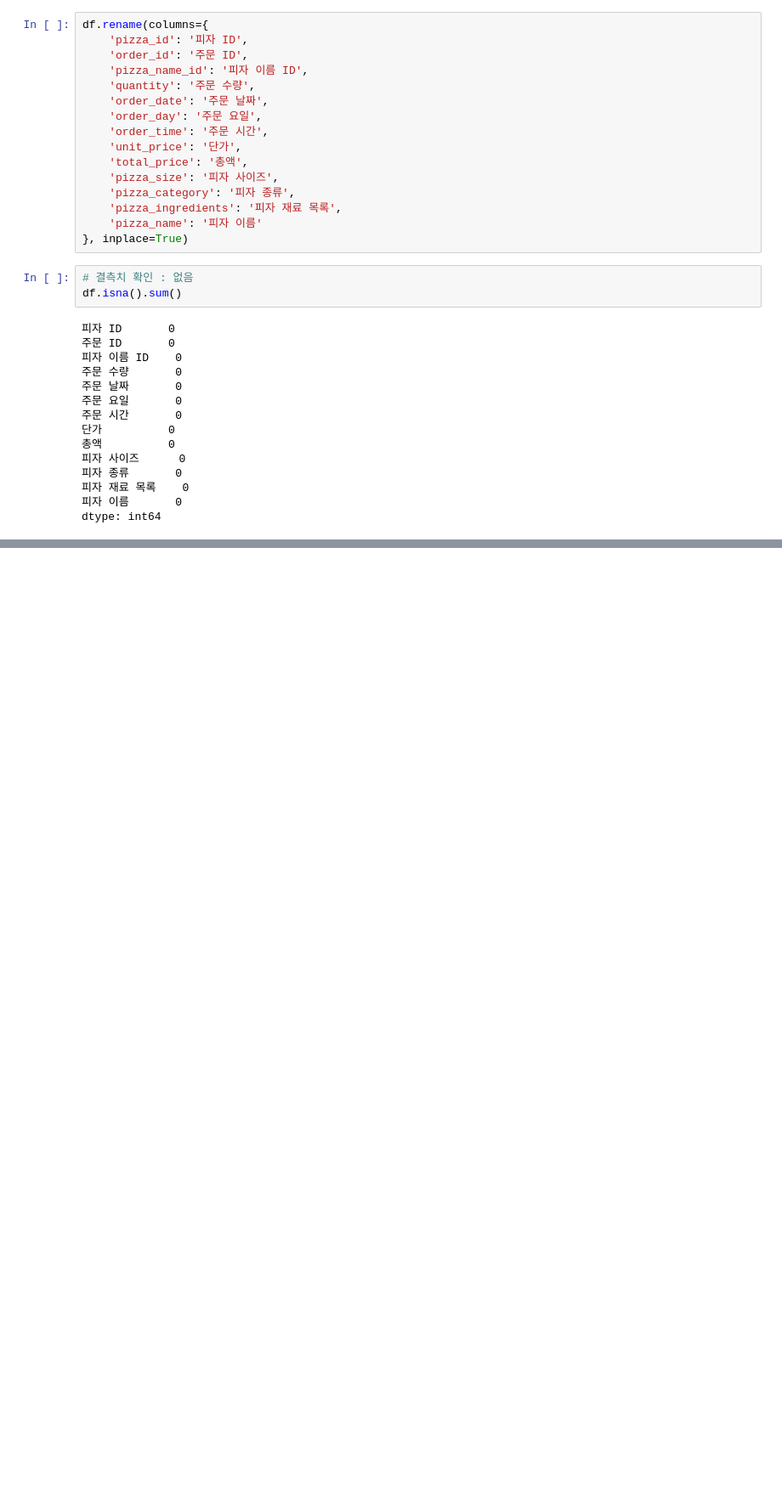
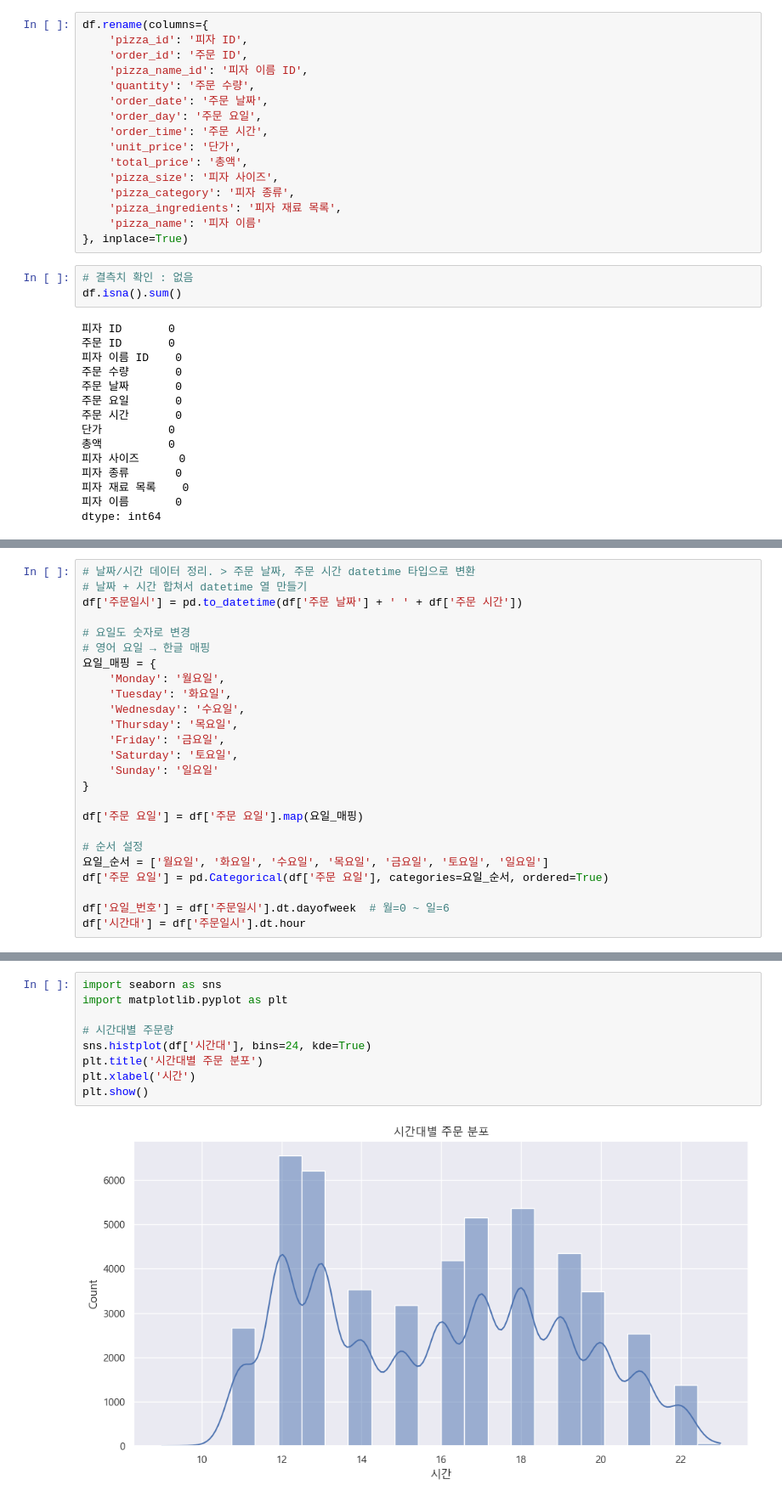
Before and after one commit to Lesly-kim/Mid_Project, a Jupyter notebook: hw_123.ipynb, the cells around one changed output, grey strips where cells are left out. Shown at 85% size. Cells and saved outputs as stored; diff of their text form; blank space fills up the shorter version.

```diff
--- a/hw_123.ipynb
+++ b/hw_123.ipynb
@@ -85,0 +117,25 @@ dtype: int64
+# %%
+# 날짜/시간 데이터 정리. > 주문 날짜, 주문 시간 datetime 타입으로 변환
+# 날짜 + 시간 합쳐서 datetime 열 만들기
+df['주문일시'] = pd.to_datetime(df['주문 날짜'] + ' ' + df['주문 시간'])
+
+# 요일도 숫자로 변경
+# 영어 요일 → 한글 매핑
+요일_매핑 = {
+    'Monday': '월요일',
+    'Tuesday': '화요일',
+    'Wednesday': '수요일',
+    'Thursday': '목요일',
+    'Friday': '금요일',
+    'Saturday': '토요일',
+    'Sunday': '일요일'
+}
+
+df['주문 요일'] = df['주문 요일'].map(요일_매핑)
+
+# 순서 설정
+요일_순서 = ['월요일', '화요일', '수요일', '목요일', '금요일', '토요일', '일요일']
+df['주문 요일'] = pd.Categorical(df['주문 요일'], categories=요일_순서, ordered=True)
+
+df['요일_번호'] = df['주문일시'].dt.dayofweek  # 월=0 ~ 일=6
+df['시간대'] = df['주문일시'].dt.hour
@@ -85,0 +164,11 @@ dtype: int64
+# %%
+import seaborn as sns
+import matplotlib.pyplot as plt
+
+# 시간대별 주문량
+sns.histplot(df['시간대'], bins=24, kde=True)
+plt.title('시간대별 주문 분포')
+plt.xlabel('시간')
+plt.show()
+# %% [output]
+[figure, added]
```
Also changed, not shown: parts of 18 cells of this notebook, 1 other file.
